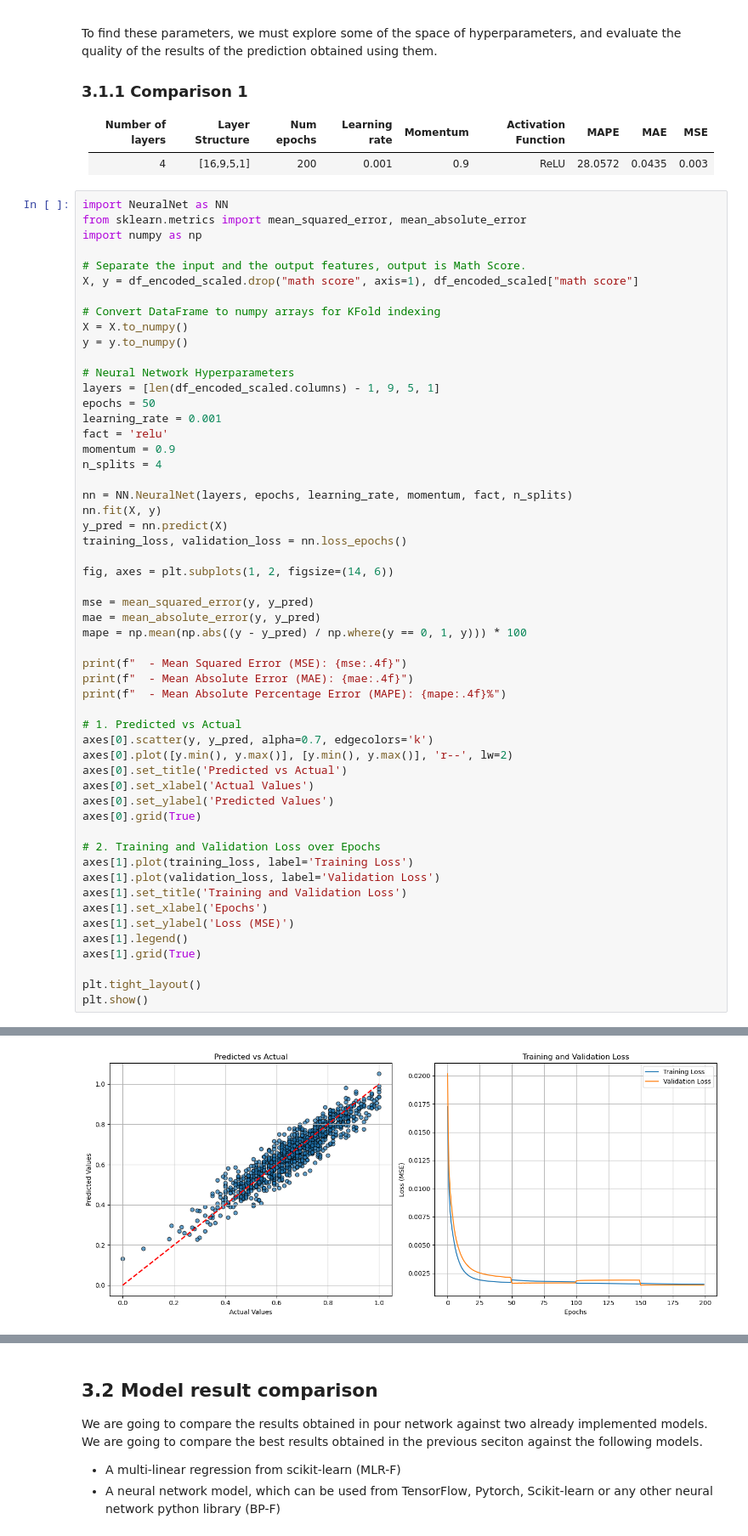
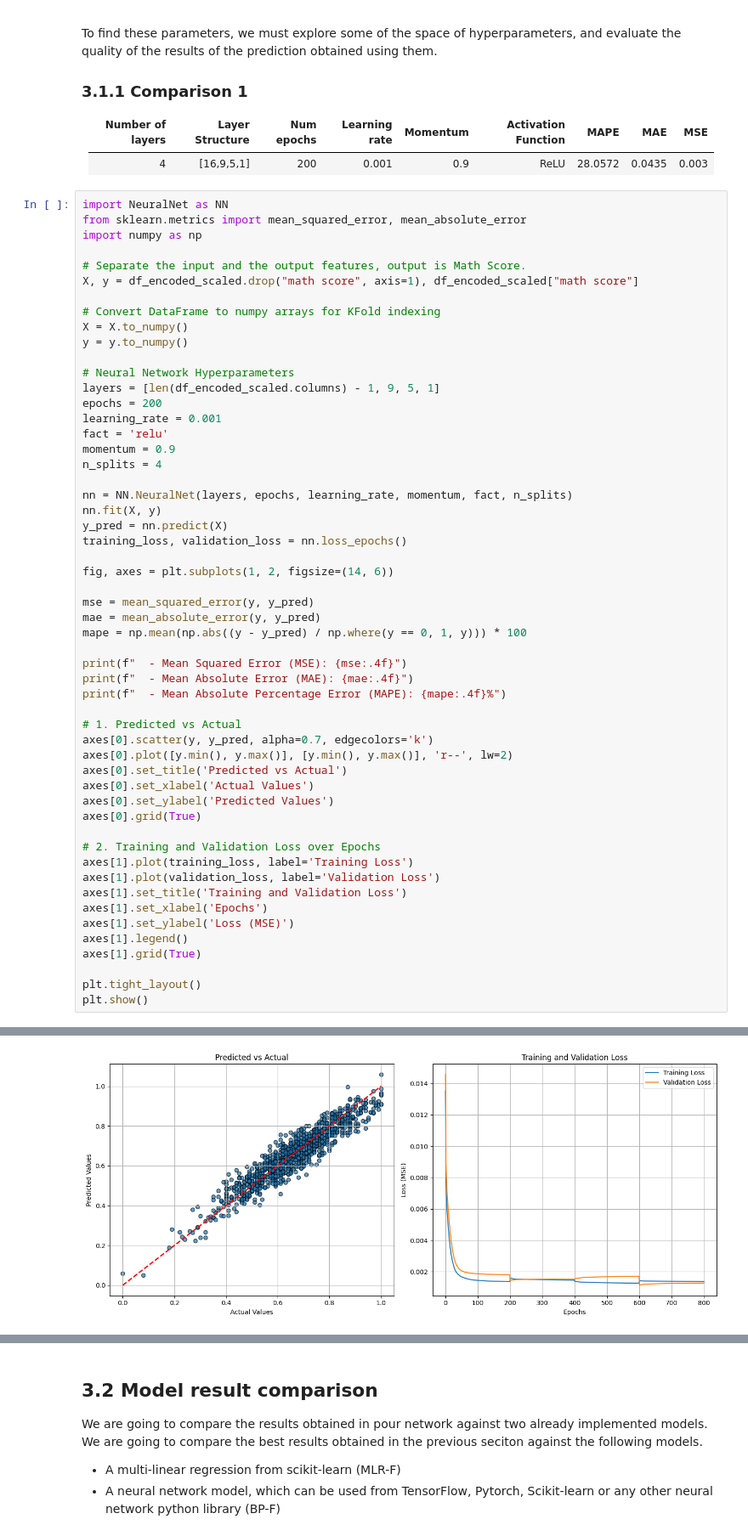
Before and after one commit to Danie1Arias/A1-DanielArias-BeatrizEnriquez, a Jupyter notebook: A1_DanielArias_BeatrizEnriquez.ipynb, the cells around one changed output, grey strips where cells are left out. Shown at 85% size. Saved outputs shown, nothing was run; the diff lists cells and outputs as text.

```diff
--- a/A1_DanielArias_BeatrizEnriquez.ipynb
+++ b/A1_DanielArias_BeatrizEnriquez.ipynb
@@ -169,7 +169,7 @@ y = y.to_numpy()
 
 # Neural Network Hyperparameters
 layers = [len(df_encoded_scaled.columns) - 1, 9, 5, 1]
-epochs = 50
+epochs = 200
 learning_rate = 0.001
 fact = 'relu'
 momentum = 0.9
@@ -216 +216 @@ plt.show()
-[figure, old version]
+[figure, new version]
```
Also changed, not shown: parts of 13 cells of this notebook.
